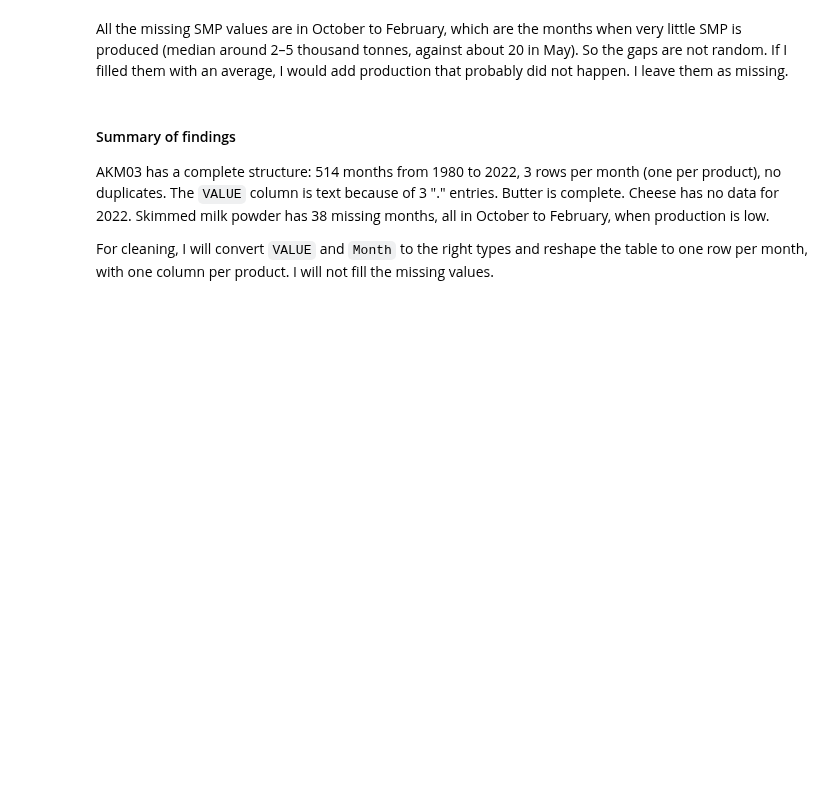
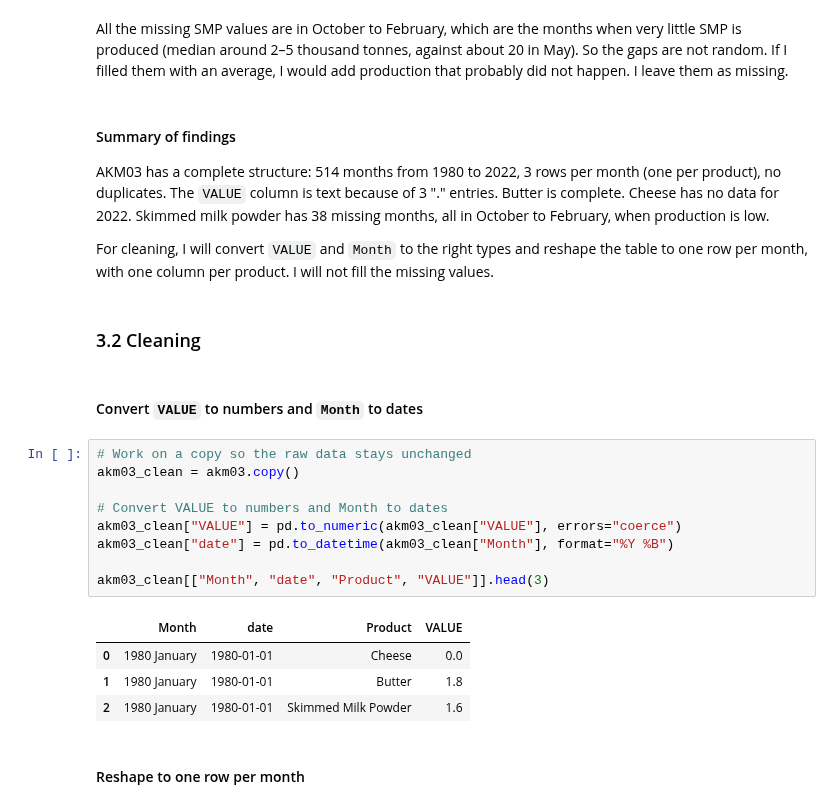
Before and after one commit to temulenbd/irish-dairy-analysis, a Jupyter notebook: notebooks/1_data_preparation.ipynb, the cells around one changed output. Cells and saved outputs as stored; diff of their text form; blank space fills up the shorter version.

```diff
--- a/notebooks/1_data_preparation.ipynb
+++ b/notebooks/1_data_preparation.ipynb
@@ -809,3 +809,23 @@ All the missing SMP values are in October to February, which are the months when
 AKM03 has a complete structure: 514 months from 1980 to 2022, 3 rows per month (one per product), no duplicates. The `VALUE` column is text because of 3 "." entries. Butter is complete. Cheese has no data for 2022. Skimmed milk powder has 38 missing months, all in October to February, when production is low.
 
 For cleaning, I will convert `VALUE` and `Month` to the right types and reshape the table to one row per month, with one column per product. I will not fill the missing values.
+# %% [markdown]
+### 3.2 Cleaning
+# %% [markdown]
+#### Convert `VALUE` to numbers and `Month` to dates
+# %%
+# Work on a copy so the raw data stays unchanged
+akm03_clean = akm03.copy()
+
+# Convert VALUE to numbers and Month to dates
+akm03_clean["VALUE"] = pd.to_numeric(akm03_clean["VALUE"], errors="coerce")
+akm03_clean["date"] = pd.to_datetime(akm03_clean["Month"], format="%Y %B")
+
+akm03_clean[["Month", "date", "Product", "VALUE"]].head(3)
+# %% [output]
+|  | Month | date | Product | VALUE |
+| 0 | 1980 January | 1980-01-01 | Cheese | 0.0 |
+| 1 | 1980 January | 1980-01-01 | Butter | 1.8 |
+| 2 | 1980 January | 1980-01-01 | Skimmed Milk Powder | 1.6 |
+# %% [markdown]
+#### Reshape to one row per month
```
Also changed, not shown: parts of 7 cells of this notebook.
